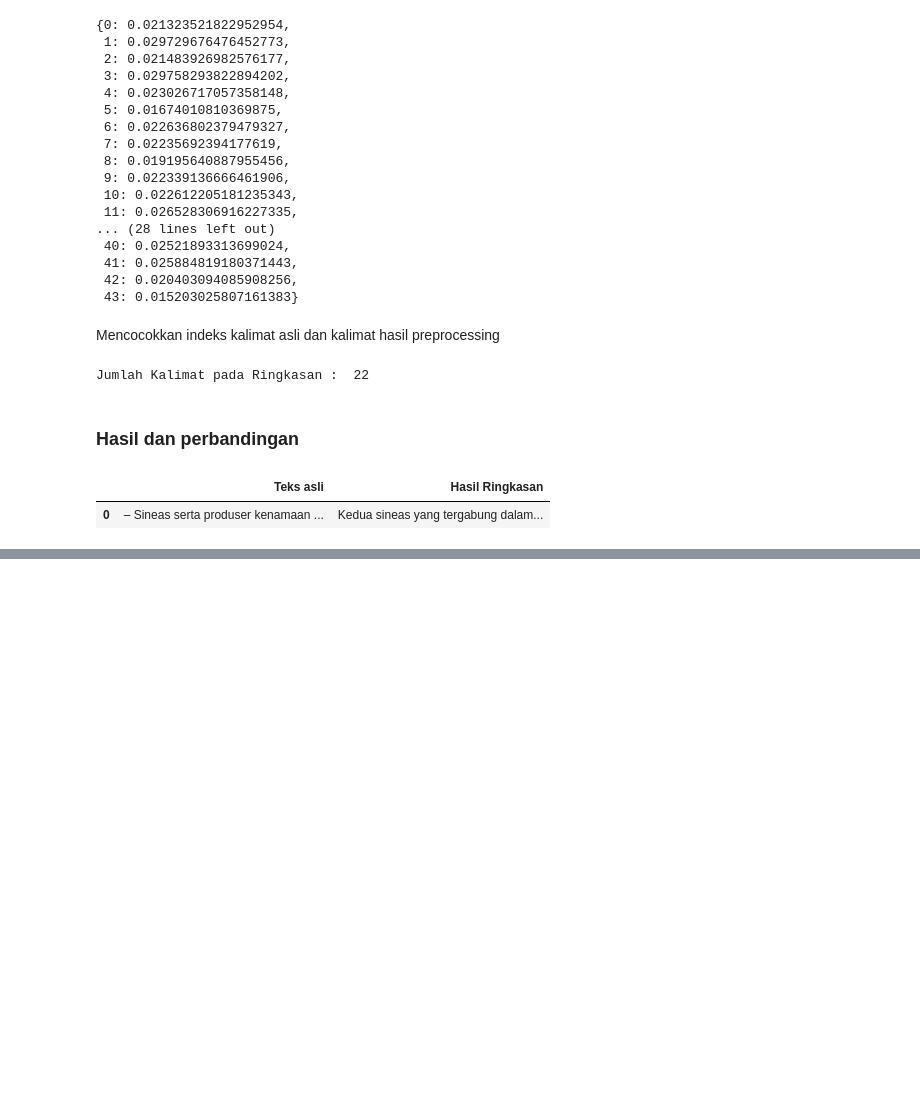
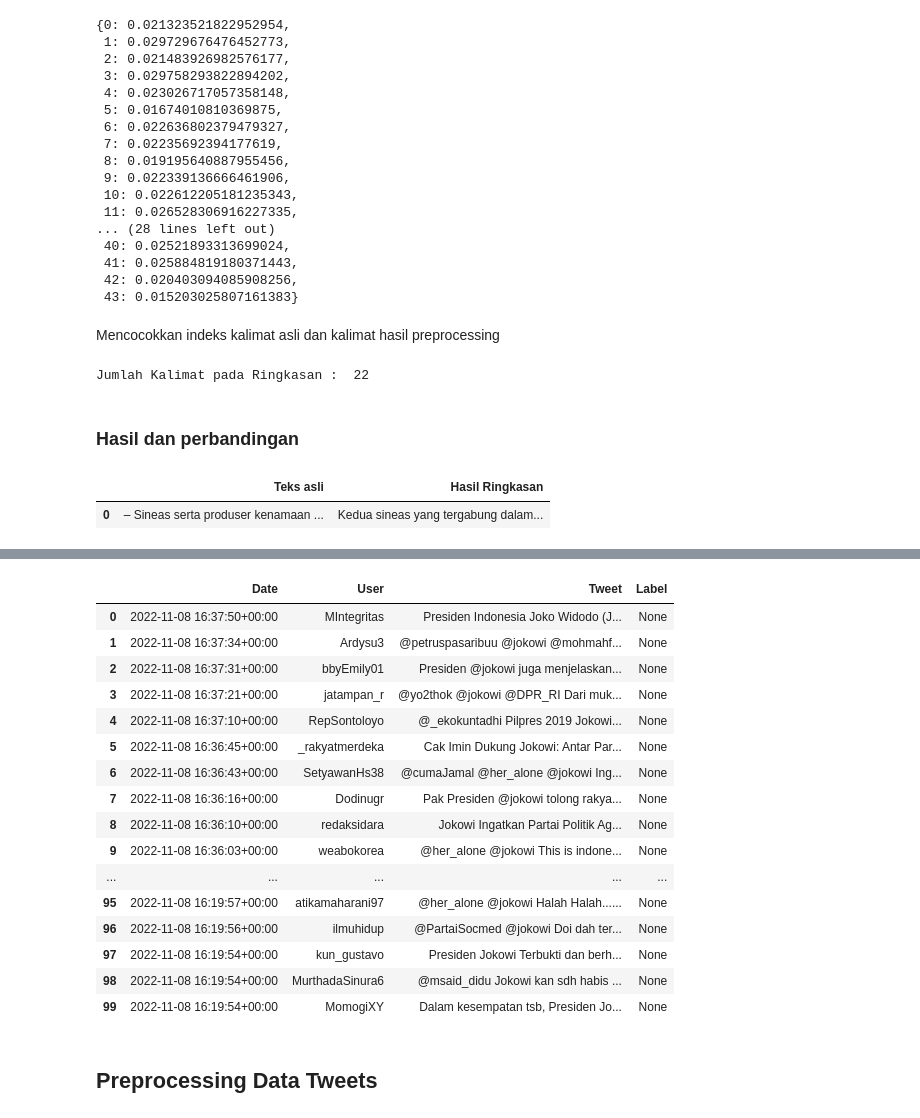
Before and after one commit to smilesense/Web-Mining, a Jupyter notebook: _sources/notebooks.ipynb, the cells around one changed output, grey strips where cells are left out. Cells and saved outputs as stored; diff of their text form; code cells hidden in the pictures; blank space fills up the shorter version.

```diff
--- a/_sources/notebooks.ipynb
+++ b/_sources/notebooks.ipynb
@@ -1021,0 +1170,18 @@ df_perbandingan
+# %%
+
+import snscrape.modules.twitter as sntwitter
+import pandas as pd
+# from google.colab import data_table
+# data_table.enable_dataframe_formatter()
+
+search_query = "Jokowi"
+jumlah_tweets = 100
+tweets = []
+
+
+for tweet in sntwitter.TwitterSearchScraper(search_query).get_items():
+
+    if len(tweets) == jumlah_tweets:
+        break
+    else:
+        tweets.append([tweet.date, tweet.username, tweet.content, 'None'])
@@ -1021,0 +1191,24 @@ df_perbandingan
+# %%
+import pandas as pd
+df = pd.DataFrame(tweets, columns=['Date', 'User', 'Tweet', 'Label'])
+df
+# %% [output]
+|  | Date | User | Tweet | Label |
+| 0 | 2022-11-08 16:37:50+00:00 | MIntegritas | Presiden Indonesia Joko Widodo (J... | None |
+| 1 | 2022-11-08 16:37:34+00:00 | Ardysu3 | @petruspasaribuu @jokowi @mohmahf... | None |
+| 2 | 2022-11-08 16:37:31+00:00 | bbyEmily01 | Presiden @jokowi juga menjelaskan... | None |
+| 3 | 2022-11-08 16:37:21+00:00 | jatampan_r | @yo2thok @jokowi @DPR_RI Dari muk... | None |
+| 4 | 2022-11-08 16:37:10+00:00 | RepSontoloyo | @_ekokuntadhi Pilpres 2019 Jokowi... | None |
+| 5 | 2022-11-08 16:36:45+00:00 | _rakyatmerdeka | Cak Imin Dukung Jokowi: Antar Par... | None |
+| 6 | 2022-11-08 16:36:43+00:00 | SetyawanHs38 | @cumaJamal @her_alone @jokowi Ing... | None |
+| 7 | 2022-11-08 16:36:16+00:00 | Dodinugr | Pak Presiden @jokowi tolong rakya... | None |
+| 8 | 2022-11-08 16:36:10+00:00 | redaksidara | Jokowi Ingatkan Partai Politik Ag... | None |
+| 9 | 2022-11-08 16:36:03+00:00 | weabokorea | @her_alone @jokowi This is indone... | None |
+| ... | ... | ... | ... | ... |
+| 95 | 2022-11-08 16:19:57+00:00 | atikamaharani97 | @her_alone @jokowi Halah Halah...... | None |
+| 96 | 2022-11-08 16:19:56+00:00 | ilmuhidup | @PartaiSocmed @jokowi Doi dah ter... | None |
+| 97 | 2022-11-08 16:19:54+00:00 | kun_gustavo | Presiden Jokowi Terbukti dan berh... | None |
+| 98 | 2022-11-08 16:19:54+00:00 | MurthadaSinura6 | @msaid_didu Jokowi kan sdh habis ... | None |
+| 99 | 2022-11-08 16:19:54+00:00 | MomogiXY | Dalam kesempatan tsb, Presiden Jo... | None |
+# %% [markdown]
+## **Preprocessing Data Tweets**
```
Also changed, not shown: parts of 61 cells of this notebook, 18 other files.
